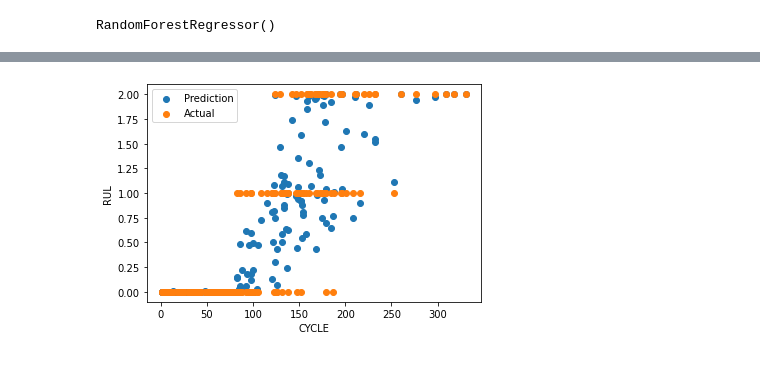
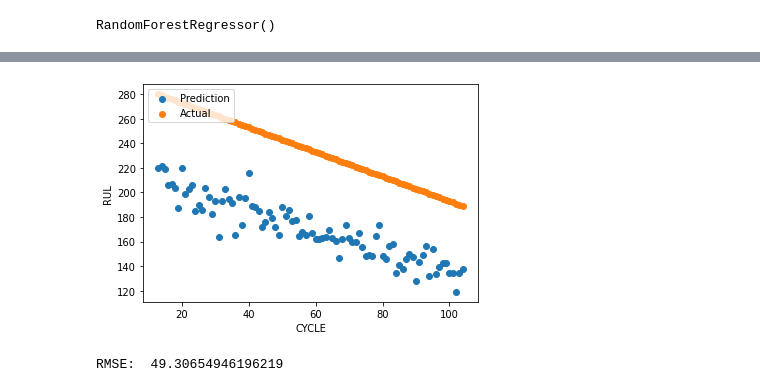
Before and after one commit to souvik0306/Jet-Engine-Health-Prediction, a Jupyter notebook: jet_regression.ipynb, the cells around one changed output, grey strips where cells are left out. Cells and saved outputs as stored; diff of their text form; code cells hidden in the pictures.

Commit message:
regression

```diff
--- a/jet_regression.ipynb
+++ b/jet_regression.ipynb
@@ -6,7 +6,7 @@ from sklearn.model_selection import train_test_split
 import seaborn as sns
 import matplotlib.pyplot as plt
 # %%
-d1 = pd.read_csv('Training_1_all_features.csv')
+d1 = pd.read_csv('Regression_technique_for_TurboEngine_RUL-main\RUL_Train_001.csv')
 # %%
 d1.shape
 # %% [output]
@@ -40,6 +24,6 @@ d1
 # %%
 X = d1.iloc[:,0:-1]
-Y = d1['labels']
+Y = d1['RUL']
 # %%
 X
 # %% [output]
@@ -58,7 +42,7 @@ X
 20631 rows × 25 columns
 # %%
 from sklearn.ensemble import RandomForestRegressor
-X_train,X_test,Y_train,Y_test = train_test_split(X,Y,test_size=0.2)
+X_train,X_test,Y_train,Y_test = train_test_split(X,Y,test_size=0.2,shuffle=False)
 # %%
 regressor = RandomForestRegressor()
 # %%
@@ -103,12 +81,17 @@ RMSE:  0.1055451191502576
 # %%
 test_pred = regressor.predict(X_test)
 # %%
-plt.scatter(X_test['Cycle'][0:192],test_pred[0:192])
-plt.scatter(X_test['Cycle'][0:192],np.array(Y_test)[0:192])
+plt.scatter(X_test['Cycle'][100:192],test_pred[100:192])
+plt.scatter(X_test['Cycle'][100:192],np.array(Y_test)[100:192])
 
 plt.ylabel('RUL')
 plt.xlabel('CYCLE')
 plt.legend(['Prediction','Actual'],loc='upper left')
 plt.show()
 # %% [output]
-[figure, old version]
+[figure, new version]
+# %%
+from sklearn import metrics
+print("RMSE: ", np.sqrt(metrics.mean_squared_error(Y_test,test_pred)))
+# %% [output]
+RMSE:  49.30654946196219
```
Also changed, not shown: parts of 4 cells of this notebook.
